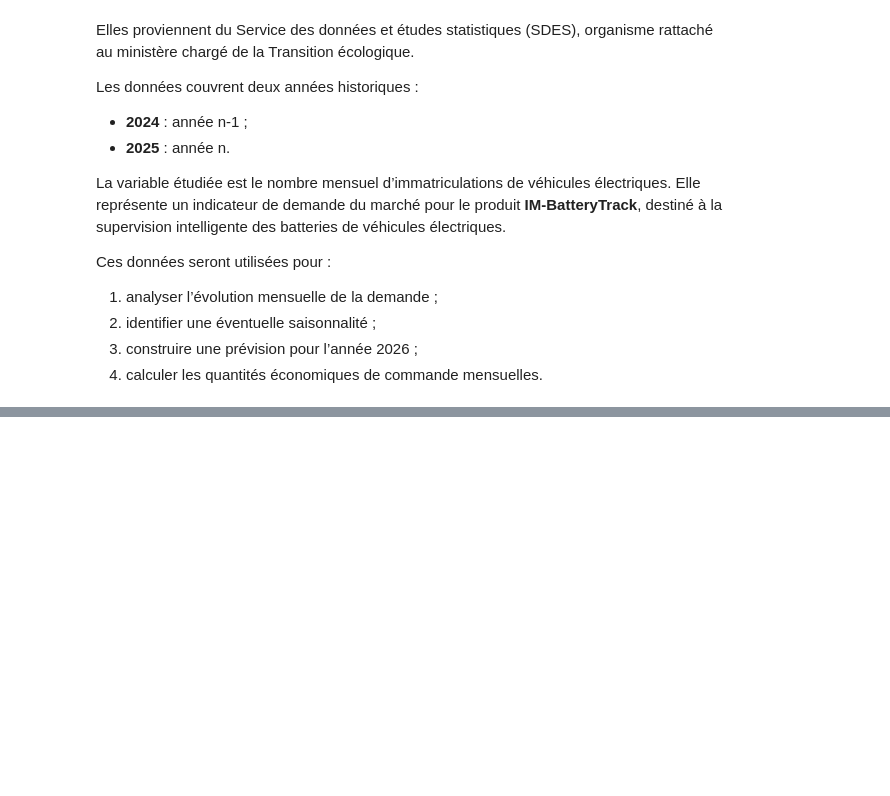
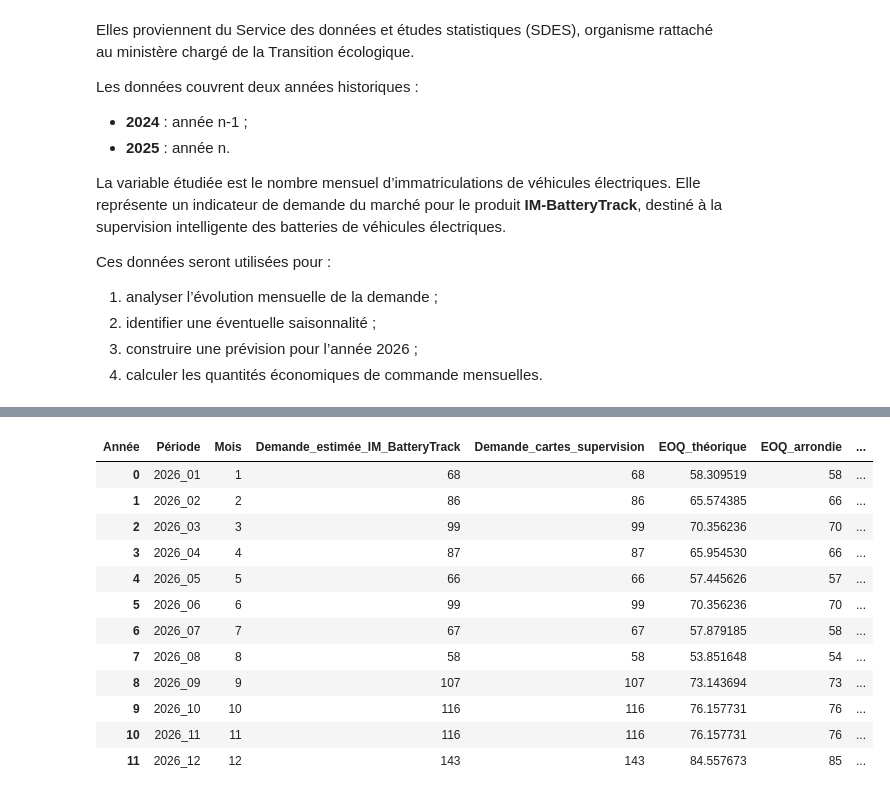
Before and after one commit to Nwp9/eindustries, a Jupyter notebook: EOQ_InnoMoov_Optimisation_Stock.ipynb, the cells around one changed output, grey strips where cells are left out. Drawn from its saved outputs; the diff is of its cells as text; code cells hidden in the pictures; blank space fills up the shorter version.

```diff
--- a/EOQ_InnoMoov_Optimisation_Stock.ipynb
+++ b/EOQ_InnoMoov_Optimisation_Stock.ipynb
@@ -57,0 +64,14 @@ Ces données seront utilisées pour :
+# %%
+import pandas as pd
+
+file_path = "sdes_immatriculations_12_2025.xlsx"
+
+# Lecture
+raw_data = pd.read_excel(file_path, sheet_name=0, header=None)
+
+# Aperçu des premières lignes du fichier brut
+display(raw_data.head(8))
+
+# Informations générales sur le fichier
+print("Dimensions du fichier :", raw_data.shape)
+print("Nom de la feuille analysée : 2025_12")
@@ -57,0 +615,83 @@ Ces données seront utilisées pour :
+# %%
+import numpy as np
+
+# -------------------------------------------------------------------
+# Paramètres économiques retenus pour les cartes de supervision batterie
+# Les coûts sont exprimés sur une base mensuelle, car l'EOQ est calculé
+# à partir de la demande mensuelle prévue pour 2026.
+# -------------------------------------------------------------------
+
+ordering_cost = 50          # € par commande fournisseur
+holding_cost_monthly = 2    # € par carte stockée et par mois
+
+# Création de la table de calcul EOQ à partir de la demande estimée
+eoq_2026 = innomoov_demand_2026[
+    [
+        "Période",
+        "Mois",
+        "Demande_estimée_IM_BatteryTrack"
+    ]
+].copy()
+
+# Une carte électronique est nécessaire pour fabriquer un IM-BatteryTrack
+eoq_2026["Demande_cartes_supervision"] = (
+    eoq_2026["Demande_estimée_IM_BatteryTrack"]
+)
+
+# Formule EOQ :
+# EOQ = sqrt((2 × demande × coût de commande) / coût de stockage)
+eoq_2026["EOQ_théorique"] = np.sqrt(
+    (
+        2
+        * eoq_2026["Demande_cartes_supervision"]
+        * ordering_cost
+    )
+    / holding_cost_monthly
+)
+
+# Quantité entière à commander
+eoq_2026["EOQ_arrondie"] = (
+    eoq_2026["EOQ_théorique"]
+    .round()
+    .astype(int)
+)
+
+# Nombre indicatif de commandes nécessaires dans le mois
+eoq_2026["Nombre_commandes_estimé"] = (
+    eoq_2026["Demande_cartes_supervision"]
+    / eoq_2026["EOQ_arrondie"]
+).round(2)
+
+display(eoq_2026)
+
+print(
+    "EOQ mensuelle minimale :",
+    eoq_2026["EOQ_arrondie"].min(),
+    "cartes"
+)
+
+print(
+    "EOQ mensuelle maximale :",
+    eoq_2026["EOQ_arrondie"].max(),
+    "cartes"
+)
+
+print(
+    "EOQ mensuelle moyenne :",
+    round(eoq_2026["EOQ_arrondie"].mean(), 1),
+    "cartes"
+)
+# %% [output]
+| Année | Période | Mois | Demande_estimée_IM_BatteryTrack | Demande_cartes_supervision | EOQ_théorique | EOQ_arrondie | ... |
+| 0 | 2026_01 | 1 | 68 | 68 | 58.309519 | 58 | ... |
+| 1 | 2026_02 | 2 | 86 | 86 | 65.574385 | 66 | ... |
+| 2 | 2026_03 | 3 | 99 | 99 | 70.356236 | 70 | ... |
+| 3 | 2026_04 | 4 | 87 | 87 | 65.954530 | 66 | ... |
+| 4 | 2026_05 | 5 | 66 | 66 | 57.445626 | 57 | ... |
+| 5 | 2026_06 | 6 | 99 | 99 | 70.356236 | 70 | ... |
+| 6 | 2026_07 | 7 | 67 | 67 | 57.879185 | 58 | ... |
+| 7 | 2026_08 | 8 | 58 | 58 | 53.851648 | 54 | ... |
+| 8 | 2026_09 | 9 | 107 | 107 | 73.143694 | 73 | ... |
+| 9 | 2026_10 | 10 | 116 | 116 | 76.157731 | 76 | ... |
+| 10 | 2026_11 | 11 | 116 | 116 | 76.157731 | 76 | ... |
+| 11 | 2026_12 | 12 | 143 | 143 | 84.557673 | 85 | ... |
```
Also changed, not shown: parts of 30 cells of this notebook.
